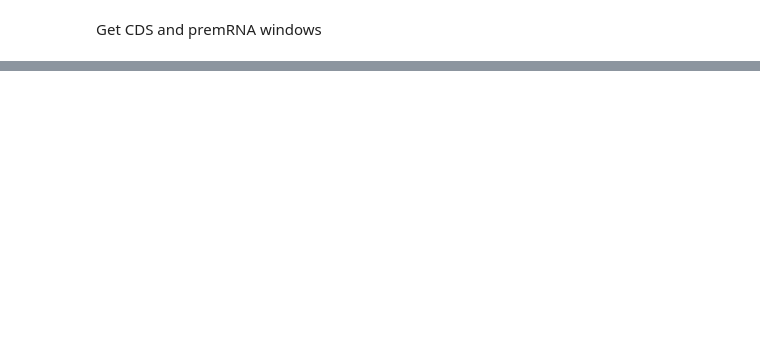
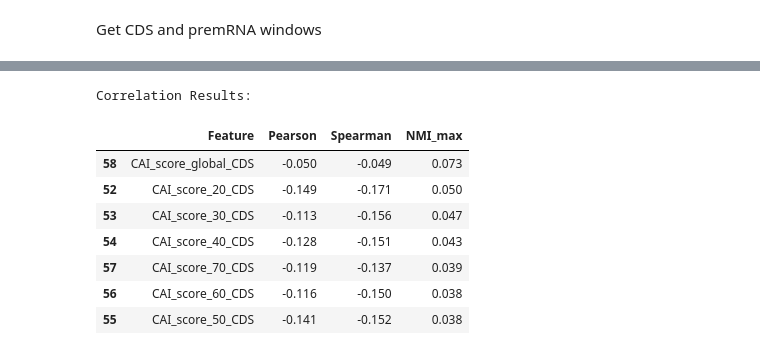
Before and after one commit to RedPenguin100/TAUSO, a Jupyter notebook: notebooks/features/CUB/generate_CAI.ipynb, the cells around one changed output, grey strips where cells are left out. Saved outputs shown, nothing was run; the diff lists cells and outputs as text; code cells hidden in the pictures; blank space fills up the shorter version.

```diff
--- a/notebooks/features/CUB/generate_CAI.ipynb
+++ b/notebooks/features/CUB/generate_CAI.ipynb
@@ -30,2 +55,5 @@ all_data = pd.read_csv(str(csv_path), low_memory=False)
+# %%
+# Add structural features (e.g. secondary structure energy)
+all_data = get_populated_df_with_structure_features(all_data, target_genes, gene_to_data)
 # %% [markdown]
 Preprocessing ASO Experimental Dataset
@@ -214,0 +167,23 @@ display(results_df)
+# %%
+from notebooks.features.feature_extraction import save_feature
+from notebooks.utils.correlation_test import analyze_feature_correlations, plot_feature_correlations_by_prefix
+
+# 1. Define list of new features
+cai_feature_list = [f"CAI_score_{flank}_CDS" for flank in CDS_WINDOWS] + ["CAI_score_global_CDS"]
+# %%
+# 3. Analyze Correlations
+results_df = analyze_feature_correlations(df_with_context, target='log_inhibition')
+
+# Display Table
+print("Correlation Results:")
+display(results_df[results_df['Feature'].isin(cai_feature_list)])
+# %% [output]
+Correlation Results:
+|  | Feature | Pearson | Spearman | NMI_max |
+| 58 | CAI_score_global_CDS | -0.050 | -0.049 | 0.073 |
+| 52 | CAI_score_20_CDS | -0.149 | -0.171 | 0.050 |
+| 53 | CAI_score_30_CDS | -0.113 | -0.156 | 0.047 |
+| 54 | CAI_score_40_CDS | -0.128 | -0.151 | 0.043 |
+| 57 | CAI_score_70_CDS | -0.119 | -0.137 | 0.039 |
+| 56 | CAI_score_60_CDS | -0.116 | -0.150 | 0.038 |
+| 55 | CAI_score_50_CDS | -0.141 | -0.152 | 0.038 |
```
Also changed, not shown: parts of 24 cells of this notebook, 3 other files.
